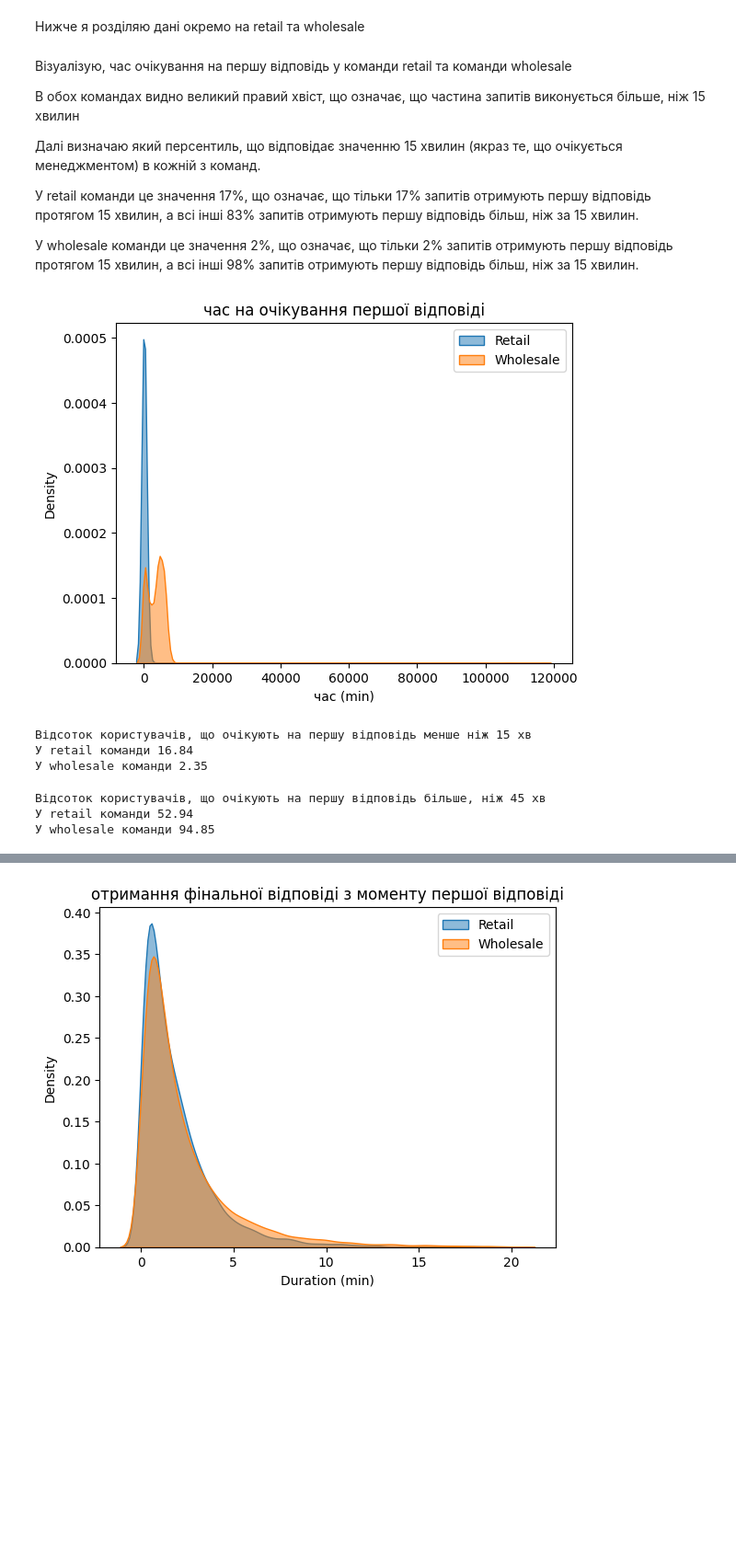
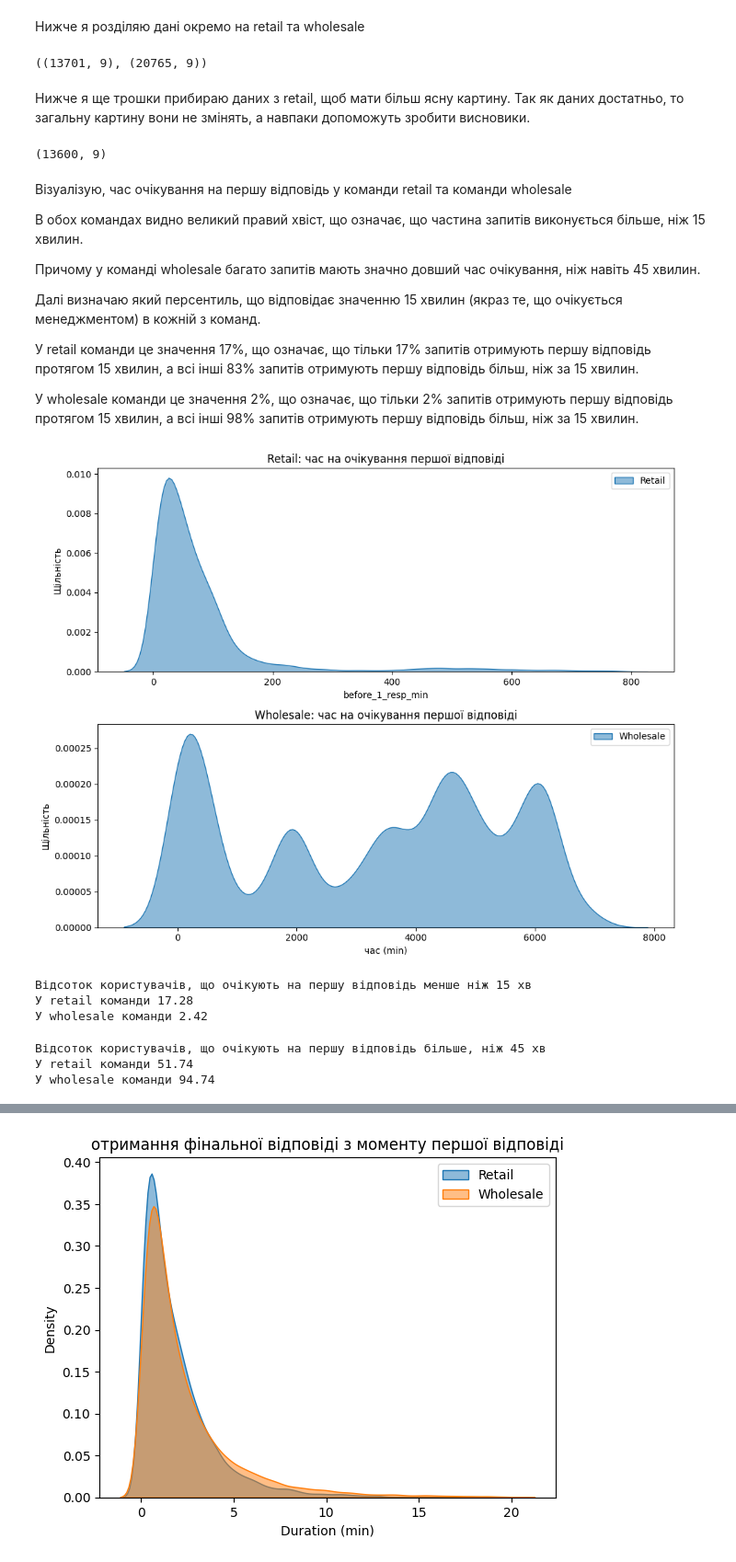
Before and after one commit to darynka-h/test_task_skelar, a Jupyter notebook: hannochenko_test.ipynb, the cells around one changed output, grey strips where cells are left out. Shown at 92% size. Cells and saved outputs as stored; diff of their text form; code cells hidden in the pictures; blank space fills up the shorter version.

```diff
--- a/hannochenko_test.ipynb
+++ b/hannochenko_test.ipynb
@@ -50,0 +92,8 @@ df.head()
+# %%
+df = df[~(
+    (df['request_time'].dt.month == 10) &(df['request_time'].dt.day >= 21) & (df['request_time'].dt.day <= 29)
+)]
+
+df.shape
+df = df[df['before_1_resp_min'] < 7000]
+df.shape
@@ -53,3 +118,14 @@ df.head()
 # %%
 retail_df = df[df['team'] == 'retail']
 wholesale_df = df[df['team'] == 'wholesale']
+retail_df.shape, wholesale_df.shape
+# %% [output]
+((13701, 9), (20765, 9))
+# %% [markdown]
+Нижче я ще трошки прибираю даних з retail, щоб мати більш ясну картину. Так як даних достатньо, то загальну картину вони не змінять, а навпаки допоможуть зробити висновики.
+# %%
+retail_df = retail_df[retail_df['before_1_resp_min'] < 780]
+retail_df["total_requests_by_mod"] = retail_df.groupby("moderator")["id_request"].transform("count")
+retail_df.shape
+# %% [output]
+(13600, 9)
@@ -56,7 +137,9 @@ wholesale_df = df[df['team'] == 'wholesale']
 # %% [markdown]
 Візуалізую, час очікування на першу відповідь у команди retail та команди wholesale
 
-В обох командах видно великий правий хвіст, що означає, що частина запитів виконується більше, ніж 15 хвилин
+В обох командах видно великий правий хвіст, що означає, що частина запитів виконується більше, ніж 15 хвилин.
+
+Причому у команді wholesale багато запитів мають значно довший час очікування, ніж навіть 45 хвилин.
 
 Далі визначаю який персентиль, що відповідає значенню 15 хвилин (якраз те, що очікується менеджментом) в кожній з команд.
 
@@ -64,16 +147,27 @@ wholesale_df = df[df['team'] == 'wholesale']
 
 У wholesale команди це значення 2%, що означає, що тільки 2% запитів отримують першу відповідь протягом 15 хвилин, а всі інші 98% запитів отримують першу відповідь більш, ніж за 15 хвилин.
 # %%
-sns.kdeplot(data=retail_df, x='before_1_resp_min', label='Retail', fill=True, alpha=0.5)
-sns.kdeplot(data=wholesale_df, x='before_1_resp_min', label='Wholesale', fill=True, alpha=0.5)
+fig, axes = plt.subplots(2, 1, figsize=(10, 8))
+sns.kdeplot( data=retail_df, x='before_1_resp_min', label='Retail',
+    fill=True,
+    alpha=0.5,
+    ax=axes[0])
+axes[0].set_title('Retail: час на очікування першої відповіді')
+axes[0].set_ylabel('Щільність')
+axes[0].legend()
+sns.kdeplot( data=wholesale_df, x='before_1_resp_min', label='Wholesale',
+    fill=True,
+    alpha=0.5,
+    ax=axes[1])
+axes[1].set_title('Wholesale: час на очікування першої відповіді')
+axes[1].set_xlabel('час (min)')
+axes[1].set_ylabel('Щільність')
+axes[1].legend()
 
-# Add labels and legend
-plt.xlabel('час (min)')
-plt.title('час на очікування першої відповіді')
-plt.legend()
+plt.tight_layout()
 plt.show()
 # %% [output]
-[figure, old version]
+[figure, new version]
 # %%
 percentile_retail = percentileofscore(retail_df['before_1_resp_min'], 15)
 percentile_wholesale = percentileofscore(wholesale_df['before_1_resp_min'], 15)
@@ -81,8 +175,8 @@ print("Відсоток користувачів, що очікують на п
 print(f"У retail команди {round(percentile_retail, 2)}\nУ wholesale команди {round(percentile_wholesale, 2)}")
 # %% [output]
 Відсоток користувачів, що очікують на першу відповідь менше ніж 15 хв
-У retail команди 16.84
-У wholesale команди 2.35
+У retail команди 17.28
+У wholesale команди 2.42
 # %%
 percentile_retail = percentileofscore(retail_df['before_1_resp_min'], 45)
 percentile_wholesale = percentileofscore(wholesale_df['before_1_resp_min'], 45)
@@ -90,5 +184,5 @@ print("Відсоток користувачів, що очікують на п
 print(f"У retail команди {round(100 - percentile_retail, 2)}\nУ wholesale команди {round(100 - percentile_wholesale, 2)}")
 # %% [output]
 Відсоток користувачів, що очікують на першу відповідь більше, ніж 45 хв
-У retail команди 52.94
-У wholesale команди 94.85
+У retail команди 51.74
+У wholesale команди 94.74
```
Also changed, not shown: parts of 50 cells of this notebook, 6 other files.
